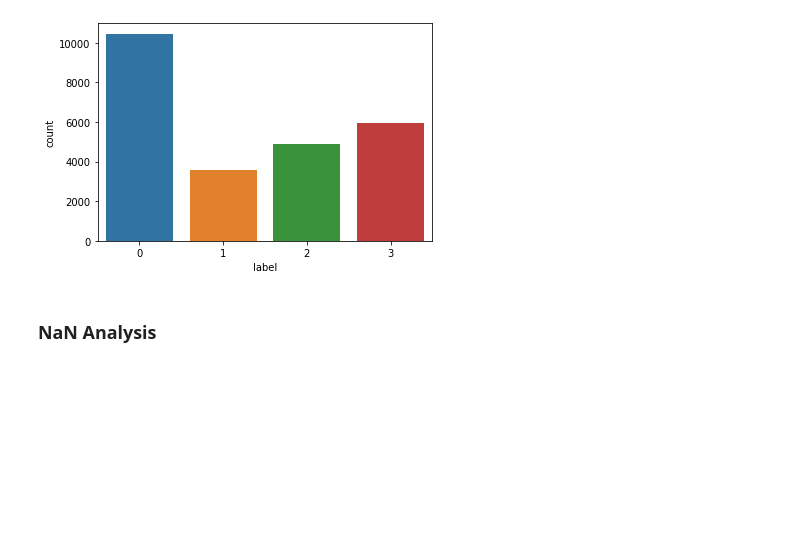
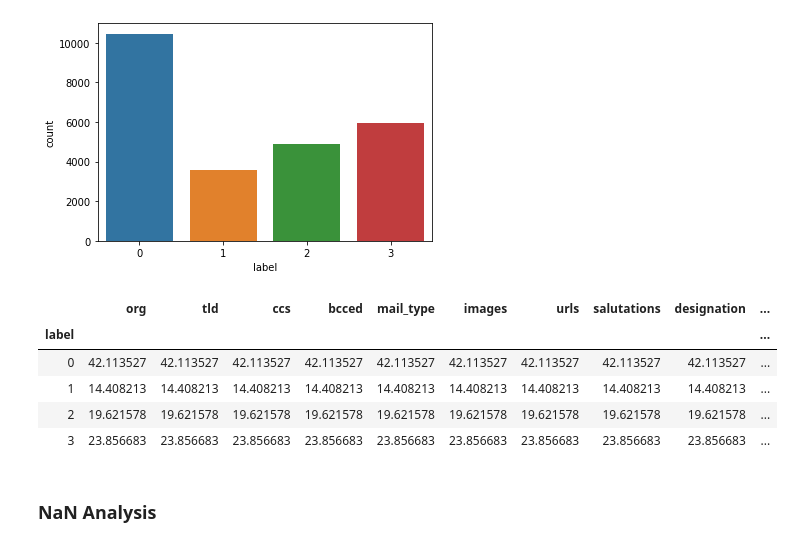
Before and after one commit to AntOhl/KaggleCompetition_MailClassificationChallenge, a Jupyter notebook: kaggle_ao_2.ipynb, the cells around one changed output. Saved outputs shown, nothing was run; the diff lists cells and outputs as text; code cells hidden in the pictures; blank space fills up the shorter version.

```diff
--- a/kaggle_ao_2.ipynb
+++ b/kaggle_ao_2.ipynb
@@ -51,3 +51,12 @@ sns.countplot(train_df['label'])
 plt.show()
 # %% [output]
 [figure]
+# %%
+train_df.groupby('label').count() / len(train_df) *100
+# %% [output]
+|  | org | tld | ccs | bcced | mail_type | images | urls | salutations | designation | ... |
+| label |  |  |  |  |  |  |  |  |  | ... |
+| 0 | 42.113527 | 42.113527 | 42.113527 | 42.113527 | 42.113527 | 42.113527 | 42.113527 | 42.113527 | 42.113527 | ... |
+| 1 | 14.408213 | 14.408213 | 14.408213 | 14.408213 | 14.408213 | 14.408213 | 14.408213 | 14.408213 | 14.408213 | ... |
+| 2 | 19.621578 | 19.621578 | 19.621578 | 19.621578 | 19.621578 | 19.621578 | 19.621578 | 19.621578 | 19.621578 | ... |
+| 3 | 23.856683 | 23.856683 | 23.856683 | 23.856683 | 23.856683 | 23.856683 | 23.856683 | 23.856683 | 23.856683 | ... |
```
Also changed, not shown: parts of 27 cells of this notebook.
